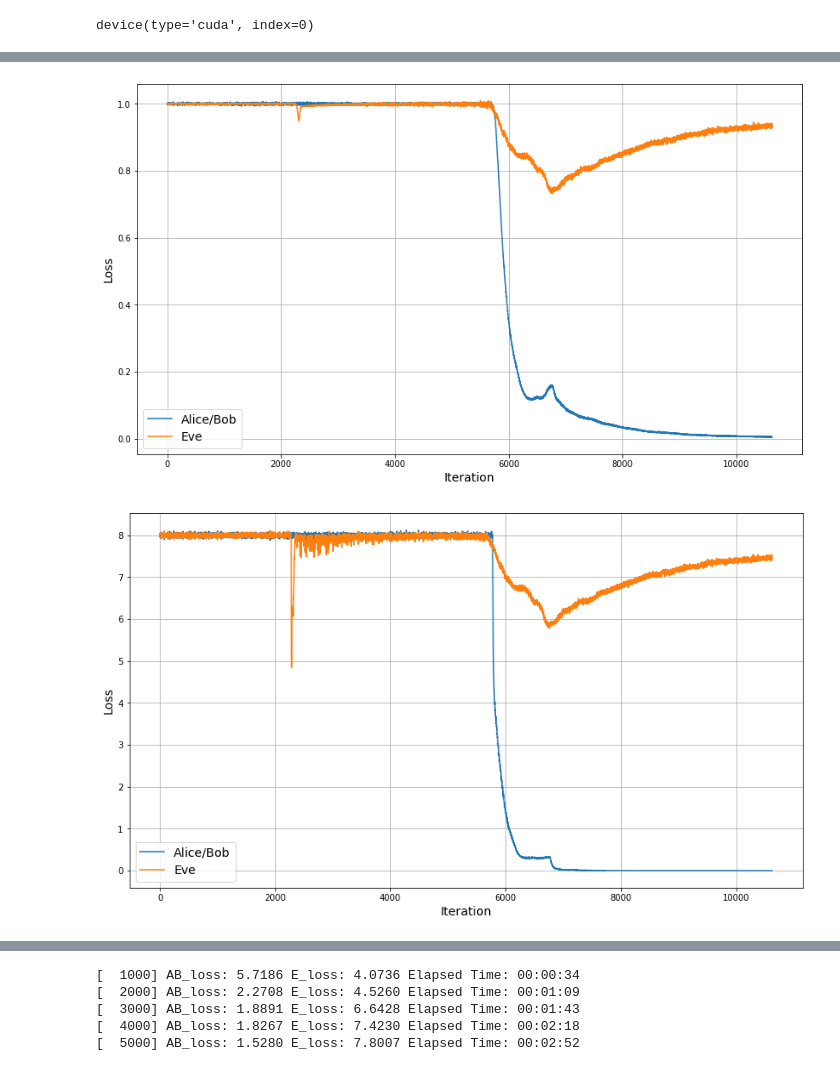
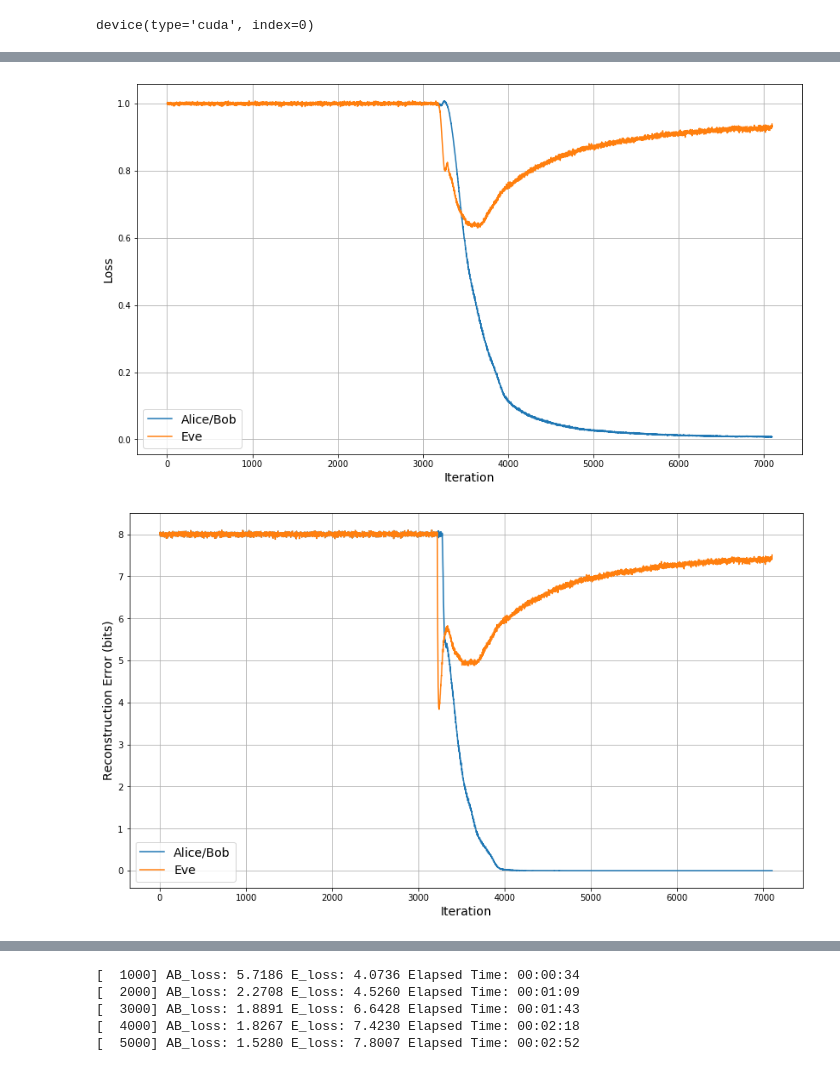
Before and after one commit to wert310/adversarial_neural_crypto, a Jupyter notebook: symmetric_encryption.ipynb, the cells around one changed output, grey strips where cells are left out. Saved outputs shown, nothing was run; the diff lists cells and outputs as text; code cells hidden in the pictures.

```diff
--- a/symmetric_encryption.ipynb
+++ b/symmetric_encryption.ipynb
@@ -64,9 +64,9 @@ def train_abe(A, B, E,
               debug_print=1000,
               loss_eve=loss_eve,
               loss_alicebob=loss_alicebob,
-              stop_condition=(lambda AB_loss, E_loss:
-                              # AB_loss < 0.05 and E_loss > 2
-                              AB_loss < 0.005 and E_loss > 0.5)):
+              stop_condition=(lambda AB_loss, E_loss, AB_rec, E_rec:
+                              #AB_loss < 0.005 and E_loss > 0.5
+                              AB_rec < 0.05 and E_rec > 7.5)):
 
     # Optimizers
     A_optimizer = optim.Adam(A.parameters(), lr=0.0008)
@@ -114,12 +114,14 @@ def train_abe(A, B, E,
             print("[{:6d}] AB_loss: {:2.4f} E_loss: {:2.4f} Elapsed Time: {}".format(
                 ic+1, AB_loss, E_loss, time.strftime("%H:%M:%S", time.gmtime(elapsed_time))))
 
-        Rec_B.append(reconstruction_error(P, P_bob))
-        Rec_E.append(reconstruction_error(P, P_eve))
+        AB_rec = reconstruction_error(P, P_bob)
+        E_rec = reconstruction_error(P, P_eve)
+        Rec_B.append(AB_rec)
+        Rec_E.append(E_rec)
         ABs.append(AB_loss.item())
         Es.append(E_loss.item())
 
-        if stop_condition(AB_loss, E_loss): # AB_loss < 0.05 and E_loss > 2
+        if stop_condition(AB_loss, E_loss, AB_rec, E_rec):
             break
 
     [X.train(False) for X in [A,B,E]]
@@ -140,19 +139,19 @@ ABs, Es, RBs, ERs = train_abe(A,B,E, max_iter=15000)
 # %%
-def plot_abe_losses(ABs, Es):
+def plot_abe_losses(ABs, Es, ylabel="Loss"):
     plt.figure(figsize=(14,8))
     plt.plot(range(1, len(ABs)+1), ABs, label='Alice/Bob')
     plt.plot(range(1, len(Es)+1), Es, label='Eve')
     plt.xlabel("Iteration", fontsize=14)
-    plt.ylabel("Loss", fontsize=14)
+    plt.ylabel(ylabel, fontsize=14)
     plt.legend(fontsize=14)
     plt.grid(True, which='both')
     plt.show()
 # %%
 plot_abe_losses(ABs, Es)
-plot_abe_losses(RBs, ERs)
+plot_abe_losses(RBs, ERs, ylabel="Reconstruction Error (bits)")
 # %% [output]
-[figure, old version]
+[figure, new version]
-[figure, old version]
+[figure, new version]
 # %%
 def test_enc(A,B,E, debug=True):
     with torch.no_grad():
```
Also changed, not shown: parts of 12 cells of this notebook.
